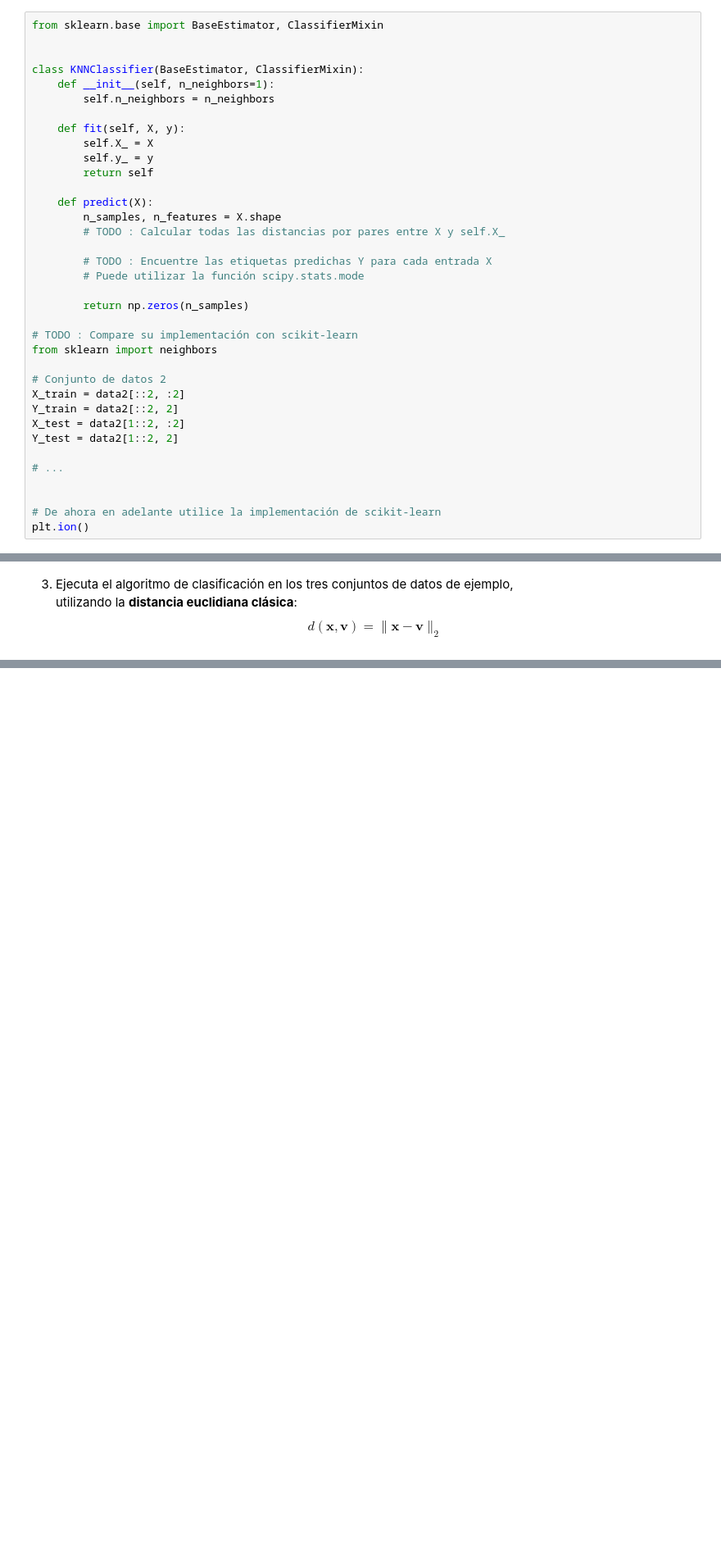
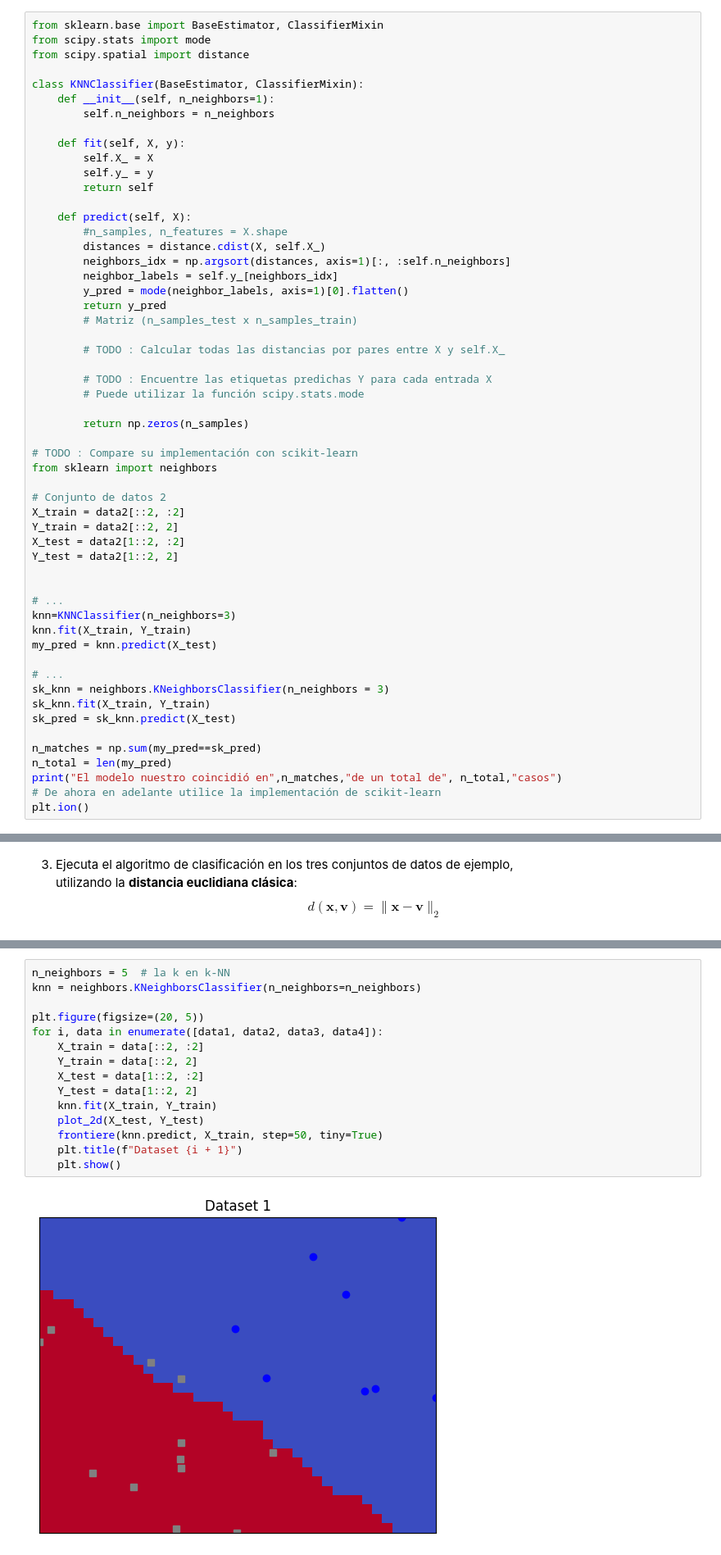
Before and after one commit to BenjaminIndo/Lab_4_CC5205, a Jupyter notebook: Lab_4.ipynb, the cells around one changed output, grey strips where cells are left out. Shown: that part at 82% size. Saved outputs shown, nothing was run; the diff lists cells and outputs as text; blank space fills up the shorter version.

```diff
--- a/Lab_4.ipynb
+++ b/Lab_4.ipynb
@@ -156,7 +181,8 @@ Consulta la documentación: [scikit-learn.neighbors](http://scikit-learn.org/sta
    Propón **tu propio método de comparación**.
 # %%
 from sklearn.base import BaseEstimator, ClassifierMixin
-
+from scipy.stats import mode
+from scipy.spatial import distance
 
 class KNNClassifier(BaseEstimator, ClassifierMixin):
     def __init__(self, n_neighbors=1):
@@ -167,8 +193,15 @@ class KNNClassifier(BaseEstimator, ClassifierMixin):
         self.y_ = y
         return self
 
-    def predict(X):
-        n_samples, n_features = X.shape
+    def predict(self, X):
+        #n_samples, n_features = X.shape
+        distances = distance.cdist(X, self.X_)
+        neighbors_idx = np.argsort(distances, axis=1)[:, :self.n_neighbors]
+        neighbor_labels = self.y_[neighbors_idx]
+        y_pred = mode(neighbor_labels, axis=1)[0].flatten()
+        return y_pred
+        # Matriz (n_samples_test x n_samples_train)
+
         # TODO : Calcular todas las distancias por pares entre X y self.X_
 
         # TODO : Encuentre las etiquetas predichas Y para cada entrada X
@@ -185,8 +218,19 @@ Y_train = data2[::2, 2]
 X_test = data2[1::2, :2]
 Y_test = data2[1::2, 2]
 
+
 # ...
+knn=KNNClassifier(n_neighbors=3)
+knn.fit(X_train, Y_train)
+my_pred = knn.predict(X_test)
 
+# ...
+sk_knn = neighbors.KNeighborsClassifier(n_neighbors = 3)
+sk_knn.fit(X_train, Y_train)
+sk_pred = sk_knn.predict(X_test)
 
+n_matches = np.sum(my_pred==sk_pred)
+n_total = len(my_pred)
+print("El modelo nuestro coincidió en",n_matches,"de un total de", n_total,"casos")
 # De ahora en adelante utilice la implementación de scikit-learn
 plt.ion()
@@ -209,0 +248,17 @@ for i, data in enumerate([data1, data2, data3, data4]):
+# %%
+n_neighbors = 5  # la k en k-NN
+knn = neighbors.KNeighborsClassifier(n_neighbors=n_neighbors)
+
+plt.figure(figsize=(20, 5))
+for i, data in enumerate([data1, data2, data3, data4]):
+    X_train = data[::2, :2]
+    Y_train = data[::2, 2]
+    X_test = data[1::2, :2]
+    Y_test = data[1::2, 2]
+    knn.fit(X_train, Y_train)
+    plot_2d(X_test, Y_test)
+    frontiere(knn.predict, X_train, step=50, tiny=True)
+    plt.title(f"Dataset {i + 1}")
+    plt.show()
+# %% [output]
+[figure, added]
```
Also changed, not shown: parts of 25 cells of this notebook.
